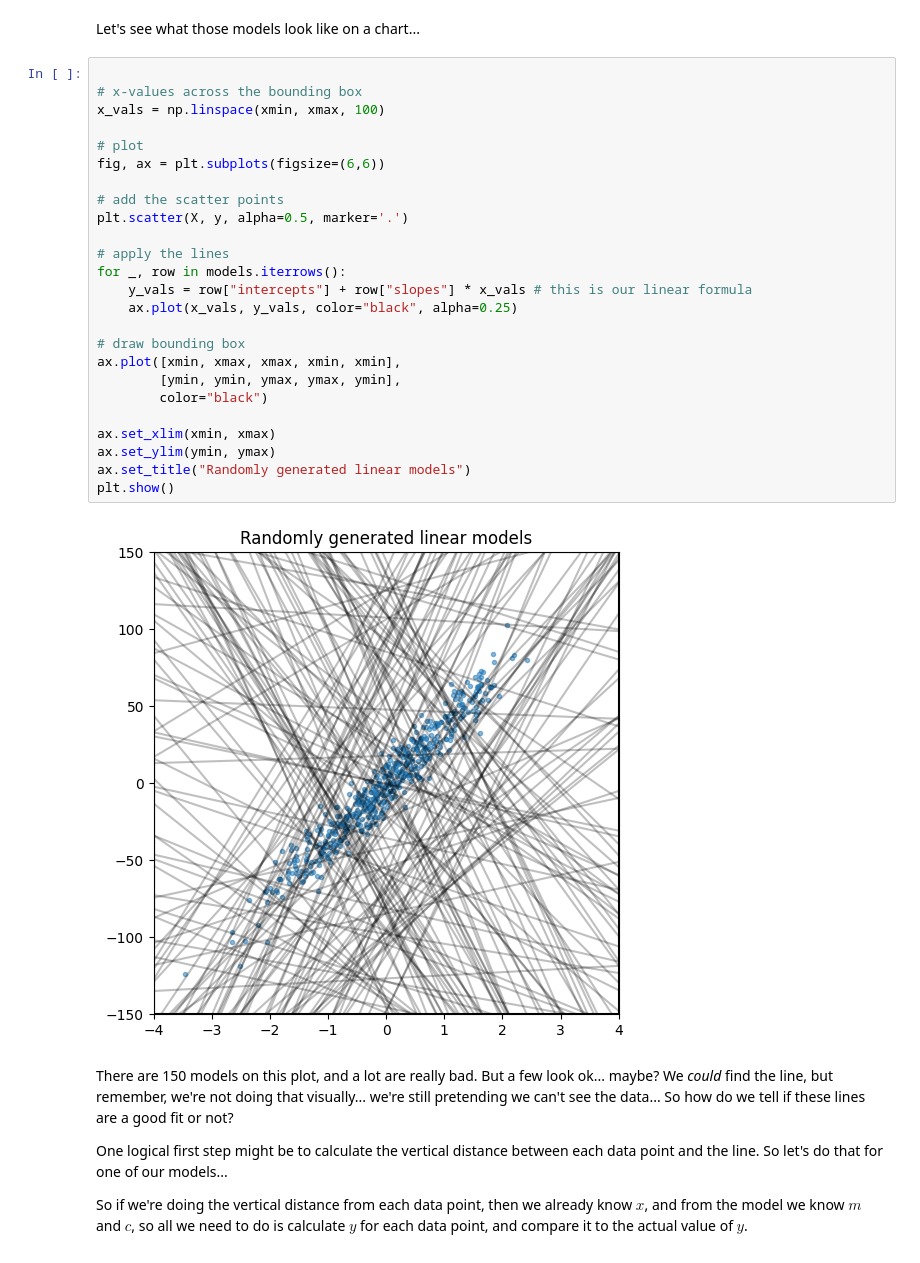
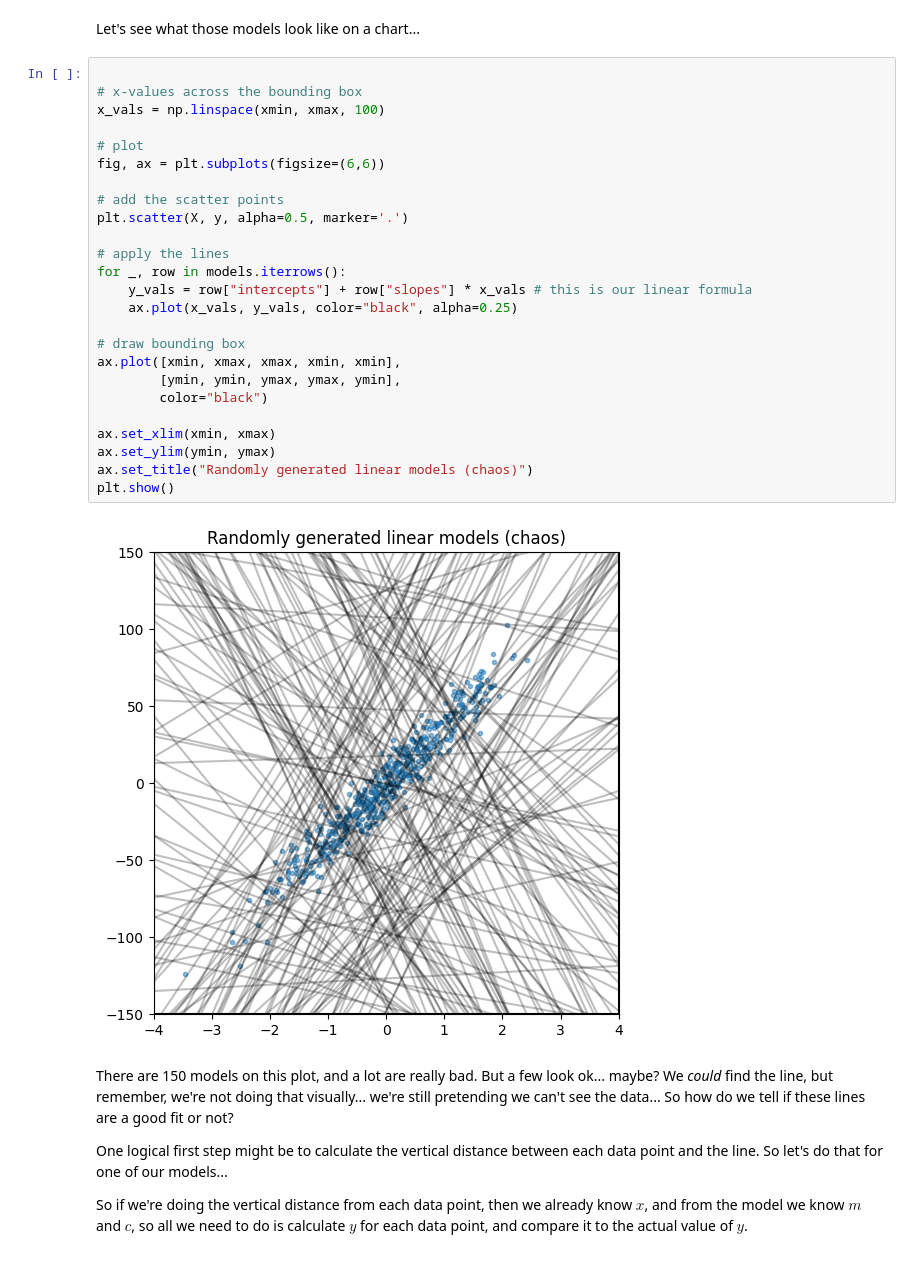
Before and after one commit to bethgross/developing-intuition, a Jupyter notebook: linear_regression.ipynb, the cells around one changed output. Drawn from its saved outputs; the diff is of its cells as text.

Commit message:
Minor edits to linear regression notebook

```diff
--- a/linear_regression.ipynb
+++ b/linear_regression.ipynb
@@ -167,30 +159,30 @@ Let's see what those models look like on a chart...
 # %%
 
 # x-values across the bounding box
 x_vals = np.linspace(xmin, xmax, 100)
 
 # plot
 fig, ax = plt.subplots(figsize=(6,6))
 
 # add the scatter points
 plt.scatter(X, y, alpha=0.5, marker='.')
 
 # apply the lines
 for _, row in models.iterrows():
     y_vals = row["intercepts"] + row["slopes"] * x_vals # this is our linear formula
     ax.plot(x_vals, y_vals, color="black", alpha=0.25)
 
 # draw bounding box
 ax.plot([xmin, xmax, xmax, xmin, xmin],
         [ymin, ymin, ymax, ymax, ymin],
         color="black")
 
 ax.set_xlim(xmin, xmax)
 ax.set_ylim(ymin, ymax)
-ax.set_title("Randomly generated linear models")
+ax.set_title("Randomly generated linear models (chaos)")
 plt.show()
 # %% [output]
-[figure, old version]
+[figure, new version]
 # %% [markdown]
 There are 150 models on this plot, and a lot are really bad. But a few look ok... maybe? We *could* find the line, but remember, we're not doing that visually... we're still pretending we can't see the data... So how do we tell if these lines are a good fit or not?
 
```
Also changed, not shown: parts of 10 cells of this notebook.
